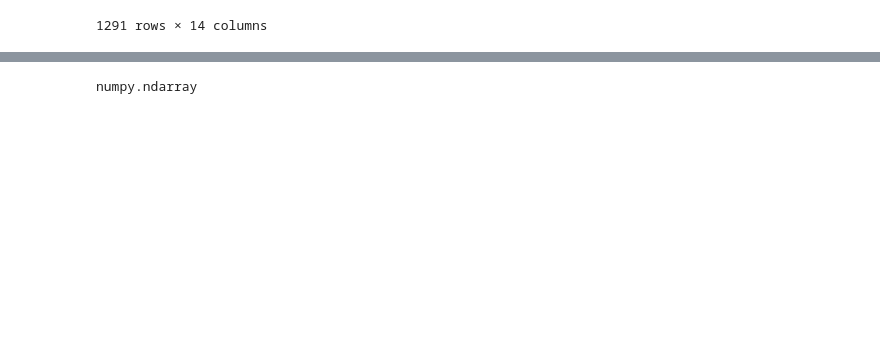
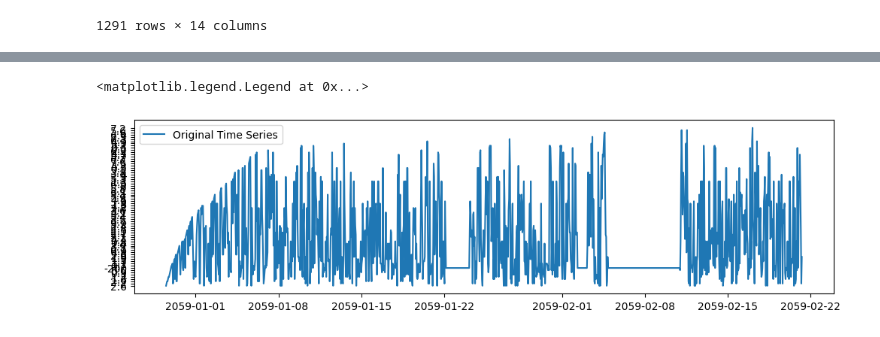
Before and after one commit to owuordickson/t-graank, a Jupyter notebook: analysis/timeseries_analysis.ipynb, the cells around one changed output, grey strips where cells are left out. Drawn from its saved outputs; the diff is of its cells as text; code cells hidden in the pictures; blank space fills up the shorter version.

```diff
--- a/analysis/timeseries_analysis.ipynb
+++ b/analysis/timeseries_analysis.ipynb
@@ -79,7 +79,7 @@ tgp = TGradAMI(f_path, eq, min_sup, tgt_col, min_rep, num_cores)
 # %% [output]
 Dataset Ok
 # %%
-list_tgp = tgp.discover_tgp(parallel=True)
+list_tgp = []  #tgp.discover_tgp(parallel=True)
 # %% [output]
 Largest step delay: 816
 
@@ -154,3 +183,7 @@ data_df
 | 1289 | 2813029200.0 | 2 | 1060 | -200 | 10.9 | 1010 | 135 | 858 | 102 | ... |
 | 1290 | 2813032800.0 | 1.9 | 1048 | -200 | 11.0 | 1013 | 127 | 886 | 96 | ... |
 1291 rows × 14 columns
+# %%
+datetime_series = pd.to_datetime(new_data[1:, 0].astype(float), unit='s')
+datetime_index = pd.DatetimeIndex(datetime_series, freq='h')
+datetime_index
@@ -157,3 +203,9 @@ data_df
 # %%
+ts_1 = pd.Series(new_data[1:, 1], index=datetime_index)
+
+plt.figure(figsize=(12, 3))
+plt.plot(ts_1, label='Original Time Series')
+plt.legend()
 # %% [output]
-numpy.ndarray
+<matplotlib.legend.Legend at 0x...>
+[figure, added]
```
Also changed, not shown: parts of 8 cells of this notebook.
